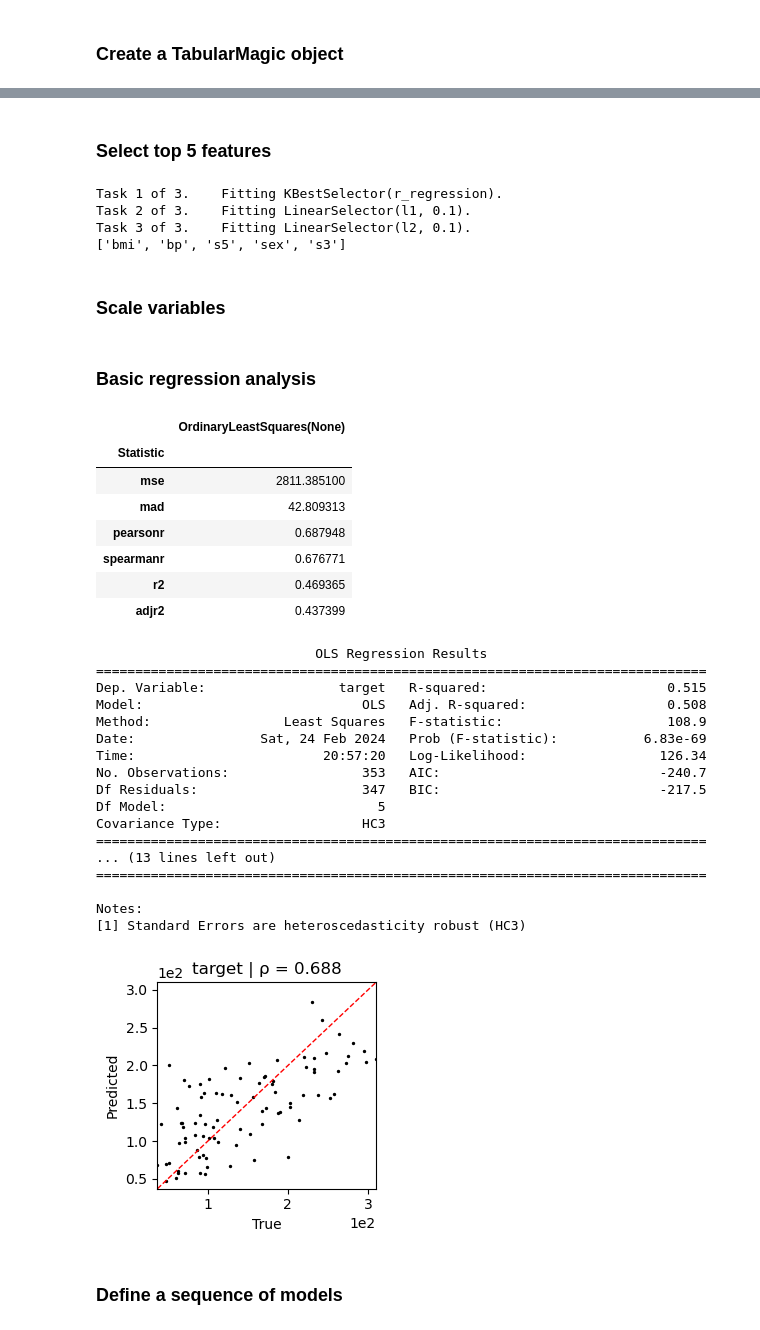
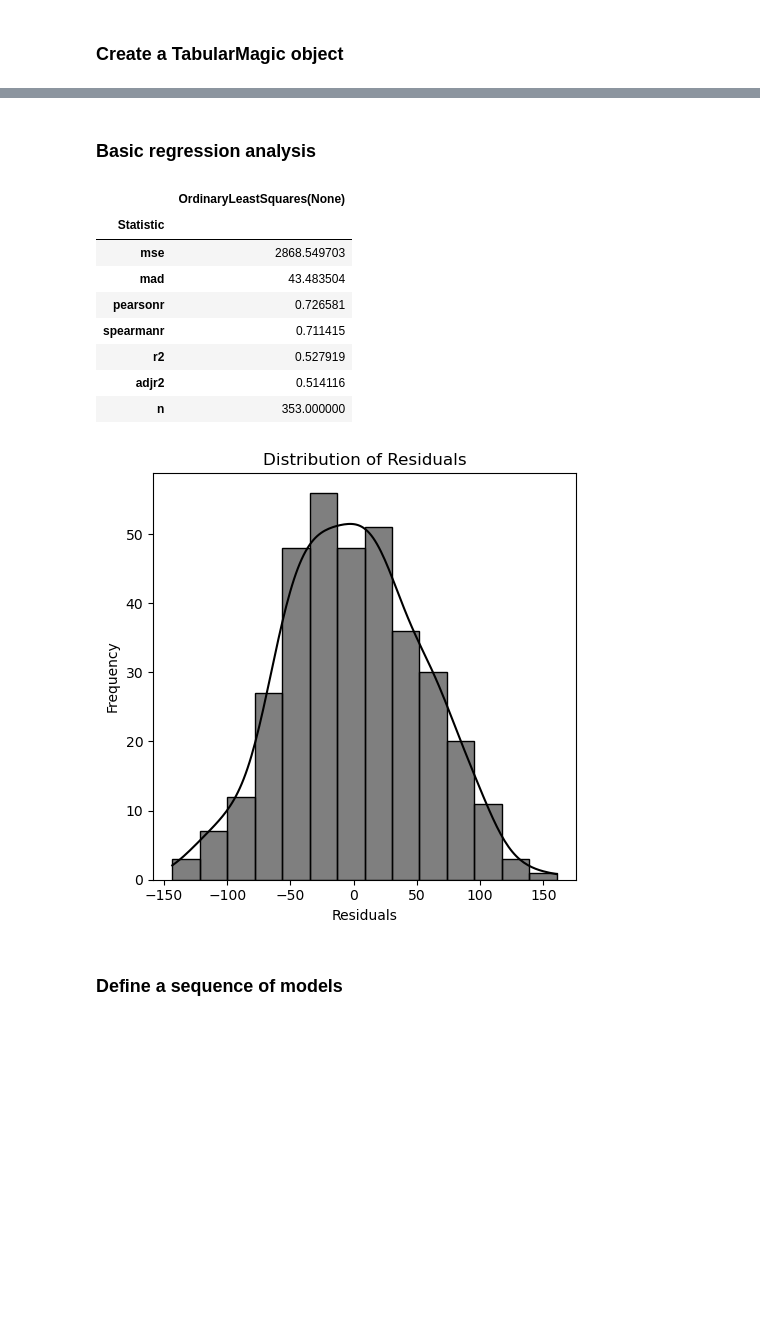
Before and after one commit to ajy25/TabularMagic, a Jupyter notebook: demo/simple_regression_demo.ipynb, the cells around one changed output, grey strips where cells are left out. Cells and saved outputs as stored; diff of their text form; code cells hidden in the pictures; blank space fills up the shorter version.

```diff
--- a/demo/simple_regression_demo.ipynb
+++ b/demo/simple_regression_demo.ipynb
@@ -32,19 +41,0 @@ train_eda['target'].plot_distribution()
-# %% [markdown]
-### Select top 5 features
-# %%
-selectors = [
-    KBestSelector('r_regression'),
-    SimpleLinearSelector(regularization_type='l1', alpha=0.1),
-    SimpleLinearSelector(regularization_type='l2', alpha=0.1)
-]
-feature_selection_report = tm.voting_selection(X_vars=\
-    ['age', 'sex', 'bmi', 'bp', 's1', 's2', 's3', 's4', 's5', 's6'],
-    y_var='target', selectors=selectors, n_target_features=5)
-print(feature_selection_report.top_features)
-# %% [output]
-Task 1 of 3.    Fitting KBestSelector(r_regression).
-Task 2 of 3.    Fitting LinearSelector(l1, 0.1).
-Task 3 of 3.    Fitting LinearSelector(l2, 0.1).
-['bmi', 'bp', 's5', 'sex', 's3']
-# %% [markdown]
-### Scale variables
@@ -53,38 +42,26 @@ tm.preprocess_data(minmax_vars=feature_selection_report.top_features + ['target'
 # %% [markdown]
 ### Basic regression analysis
-# %%
-train_report, test_report = tm.ols(X_vars=feature_selection_report.top_features,
-                                   y_var='target')
-display(test_report.scorer.to_df())
-print(train_report.statsmodels_summary())
-test_report.plot_pred_vs_true((3, 3))
-# %% [output]
-|  | OrdinaryLeastSquares(None) |
-| Statistic |  |
-| mse | 2811.385100 |
-| mad | 42.809313 |
-| pearsonr | 0.687948 |
-| spearmanr | 0.676771 |
-| r2 | 0.469365 |
-| adjr2 | 0.437399 |
-                            OLS Regression Results
-==============================================================================
-Dep. Variable:                 target   R-squared:                       0.515
-Model:                            OLS   Adj. R-squared:                  0.508
-Method:                 Least Squares   F-statistic:                     108.9
-Date:                Sat, 24 Feb 2024   Prob (F-statistic):           6.83e-69
-Time:                        20:57:20   Log-Likelihood:                 126.34
-No. Observations:                 353   AIC:                            -240.7
-Df Residuals:                     347   BIC:                            -217.5
-Df Model:                           5
-Covariance Type:                  HC3
-==============================================================================
-... (13 lines left out)
-==============================================================================
-
-Notes:
-[1] Standard Errors are heteroscedasticity robust (HC3)
-[figure, removed]
+# %%
+X_vars = ['age', 'sex', 'bmi', 'bp', 's1', 's2', 's3', 's4', 's5', 's6']
+y_var = 'target'
+
+train_report, test_report = tm.lm(
+    X_vars=X_vars,
+    y_var=y_var
+)
+display(train_report.scorer.to_df())
+train_report.plot_residuals_hist()
+# %% [output]
+|  | OrdinaryLeastSquares(None) |
+| Statistic |  |
+| mse | 2868.549703 |
+| mad | 43.483504 |
+| pearsonr | 0.726581 |
+| spearmanr | 0.711415 |
+| r2 | 0.527919 |
+| adjr2 | 0.514116 |
+| n | 353.000000 |
+[figure, added]
 # %% [markdown]
 ### Define a sequence of models
 # %%
```
Also changed, not shown: parts of 13 cells of this notebook, 20 other files.
